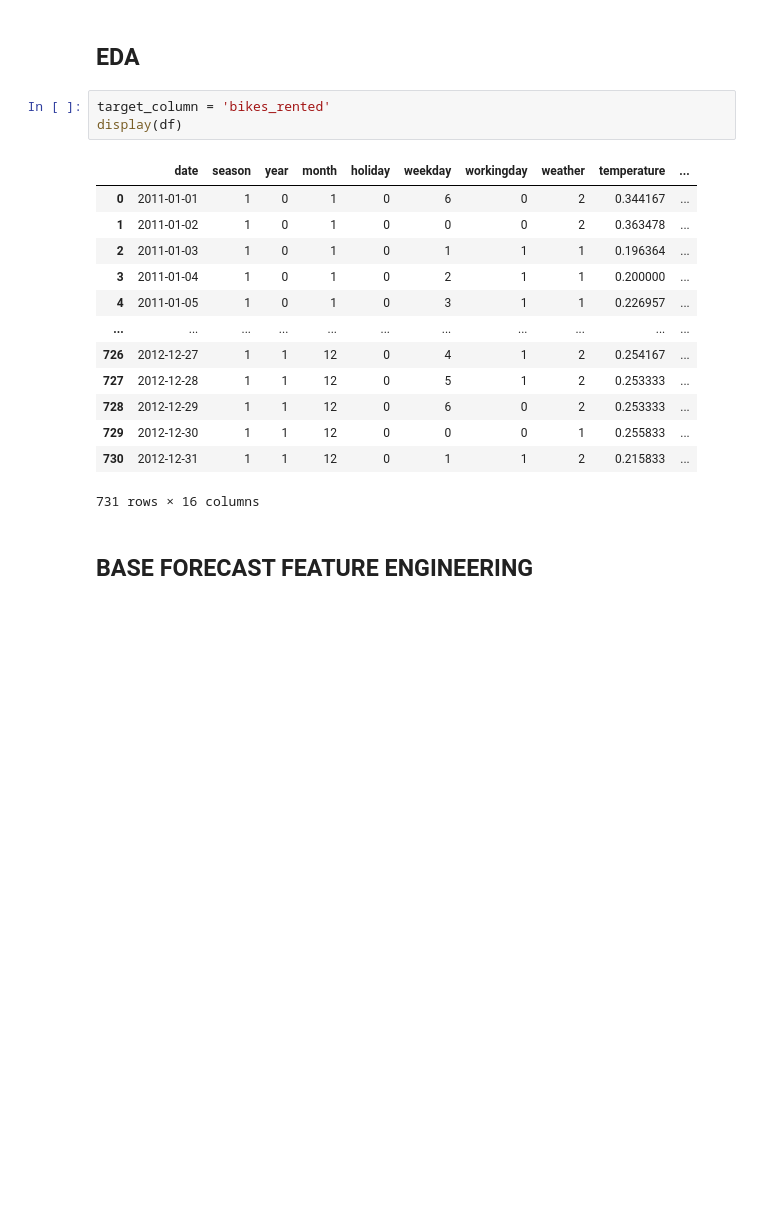
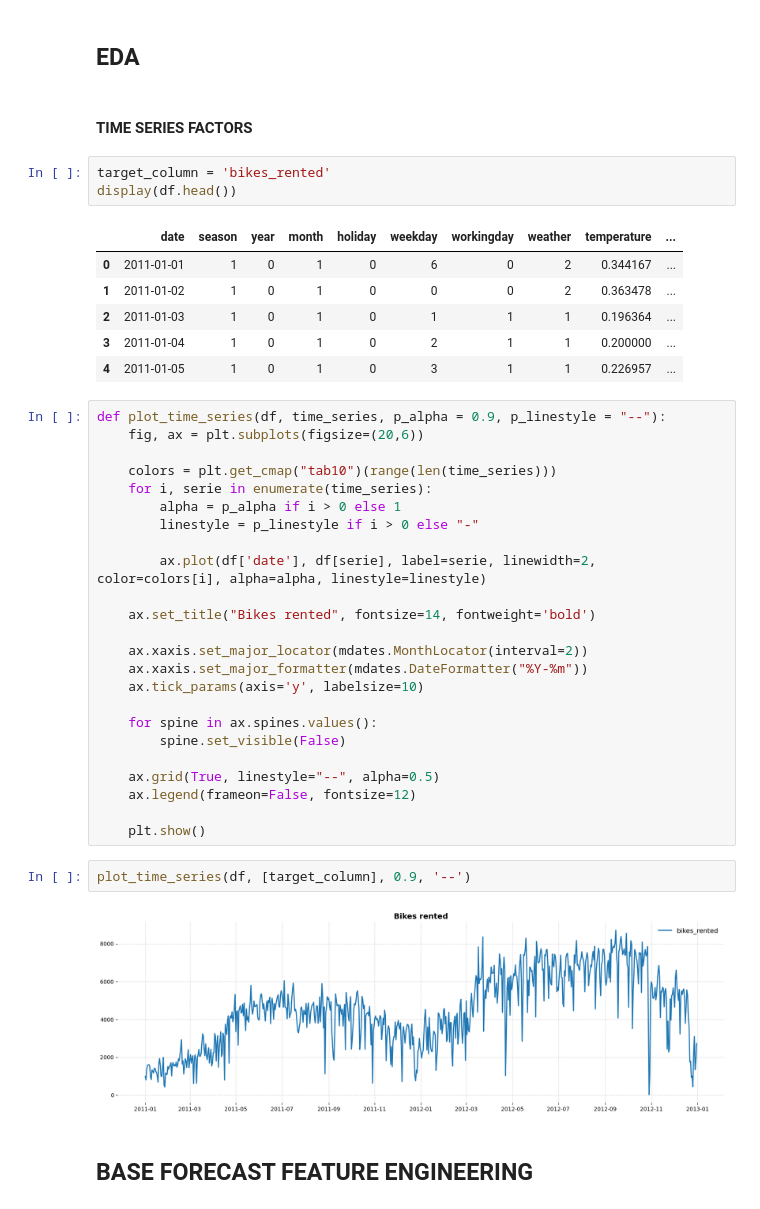
Before and after one commit to EAlmazanG/forecast-incremental-workflow, a Jupyter notebook: notebooks/forecast_day.ipynb, the cells around one changed output. Cells and saved outputs as stored; diff of their text form; blank space fills up the shorter version.

Commit message:
add time series visuals

```diff
--- a/notebooks/forecast_day.ipynb
+++ b/notebooks/forecast_day.ipynb
@@ -301,9 +304,11 @@ display(df.head())
 | 4 | 2011-01-05 | 1 | 0 | 1 | 0 | 3 | 1 | 1 | 0.226957 | ... |
 # %% [markdown]
 ## EDA
+# %% [markdown]
+#### TIME SERIES FACTORS
 # %%
 target_column = 'bikes_rented'
-display(df)
+display(df.head())
 # %% [output]
 |  | date | season | year | month | holiday | weekday | workingday | weather | temperature | ... |
 | 0 | 2011-01-01 | 1 | 0 | 1 | 0 | 6 | 0 | 2 | 0.344167 | ... |
@@ -311,12 +316,33 @@ display(df)
 | 2 | 2011-01-03 | 1 | 0 | 1 | 0 | 1 | 1 | 1 | 0.196364 | ... |
 | 3 | 2011-01-04 | 1 | 0 | 1 | 0 | 2 | 1 | 1 | 0.200000 | ... |
 | 4 | 2011-01-05 | 1 | 0 | 1 | 0 | 3 | 1 | 1 | 0.226957 | ... |
-| ... | ... | ... | ... | ... | ... | ... | ... | ... | ... | ... |
-| 726 | 2012-12-27 | 1 | 1 | 12 | 0 | 4 | 1 | 2 | 0.254167 | ... |
-| 727 | 2012-12-28 | 1 | 1 | 12 | 0 | 5 | 1 | 2 | 0.253333 | ... |
-| 728 | 2012-12-29 | 1 | 1 | 12 | 0 | 6 | 0 | 2 | 0.253333 | ... |
-| 729 | 2012-12-30 | 1 | 1 | 12 | 0 | 0 | 0 | 1 | 0.255833 | ... |
-| 730 | 2012-12-31 | 1 | 1 | 12 | 0 | 1 | 1 | 2 | 0.215833 | ... |
-731 rows × 16 columns
+# %%
+def plot_time_series(df, time_series, p_alpha = 0.9, p_linestyle = "--"):
+    fig, ax = plt.subplots(figsize=(20,6))
+
+    colors = plt.get_cmap("tab10")(range(len(time_series)))
+    for i, serie in enumerate(time_series):
+        alpha = p_alpha if i > 0 else 1
+        linestyle = p_linestyle if i > 0 else "-"
+
+        ax.plot(df['date'], df[serie], label=serie, linewidth=2, color=colors[i], alpha=alpha, linestyle=linestyle)
+
+    ax.set_title("Bikes rented", fontsize=14, fontweight='bold')
+
+    ax.xaxis.set_major_locator(mdates.MonthLocator(interval=2))
+    ax.xaxis.set_major_formatter(mdates.DateFormatter("%Y-%m"))
+    ax.tick_params(axis='y', labelsize=10)
+
+    for spine in ax.spines.values():
+        spine.set_visible(False)
+
+    ax.grid(True, linestyle="--", alpha=0.5)
+    ax.legend(frameon=False, fontsize=12)
+
+    plt.show()
+# %%
+plot_time_series(df, [target_column], 0.9, '--')
+# %% [output]
+[figure, added]
 # %% [markdown]
 ## BASE FORECAST FEATURE ENGINEERING
```
Also changed, not shown: parts of 1 cell of this notebook.
